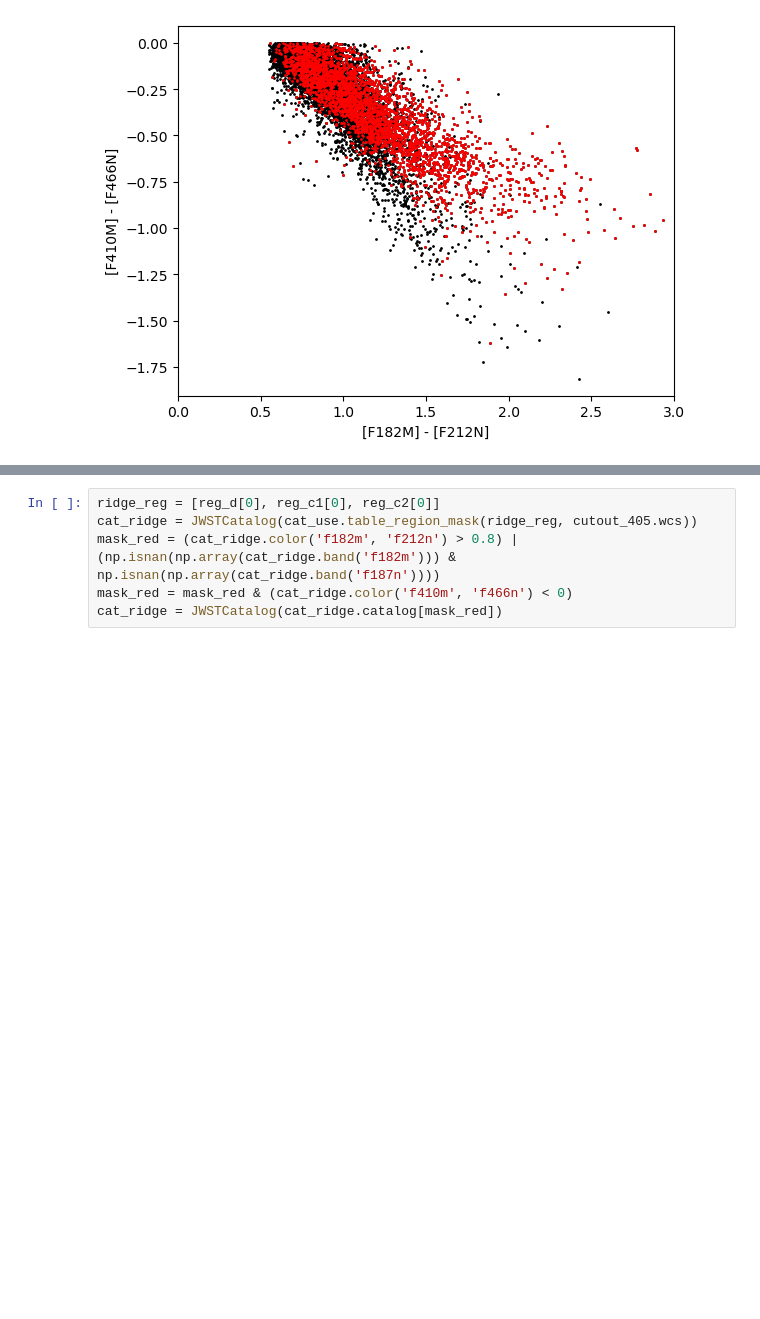
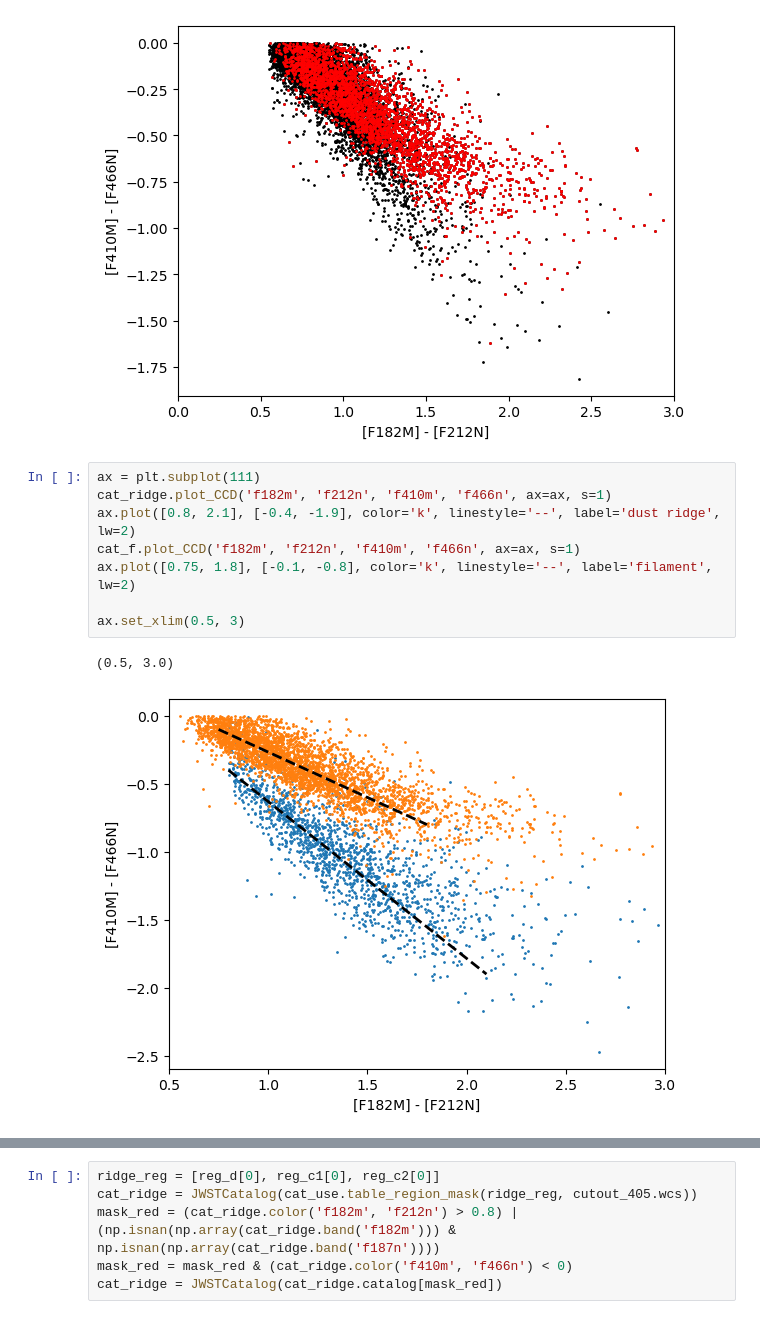
Before and after one commit to SpacialTree/lactea-filament, a Jupyter notebook: lactea-filament/notebooks/filament_COice.ipynb, the cells around one changed output, grey strips where cells are left out. Cells and saved outputs as stored; diff of their text form; blank space fills up the shorter version.

```diff
--- a/lactea-filament/notebooks/filament_COice.ipynb
+++ b/lactea-filament/notebooks/filament_COice.ipynb
@@ -87,3 +94,14 @@ ax.set_xlim(0, 3)
 # %% [output]
 (0.0, 3.0)
 [figure]
+# %%
+ax = plt.subplot(111)
+cat_ridge.plot_CCD('f182m', 'f212n', 'f410m', 'f466n', ax=ax, s=1)
+ax.plot([0.8, 2.1], [-0.4, -1.9], color='k', linestyle='--', label='dust ridge', lw=2)
+cat_f.plot_CCD('f182m', 'f212n', 'f410m', 'f466n', ax=ax, s=1)
+ax.plot([0.75, 1.8], [-0.1, -0.8], color='k', linestyle='--', label='filament', lw=2)
+
+ax.set_xlim(0.5, 3)
+# %% [output]
+(0.5, 3.0)
+[figure, added]
```
Also changed, not shown: parts of 15 cells of this notebook.
